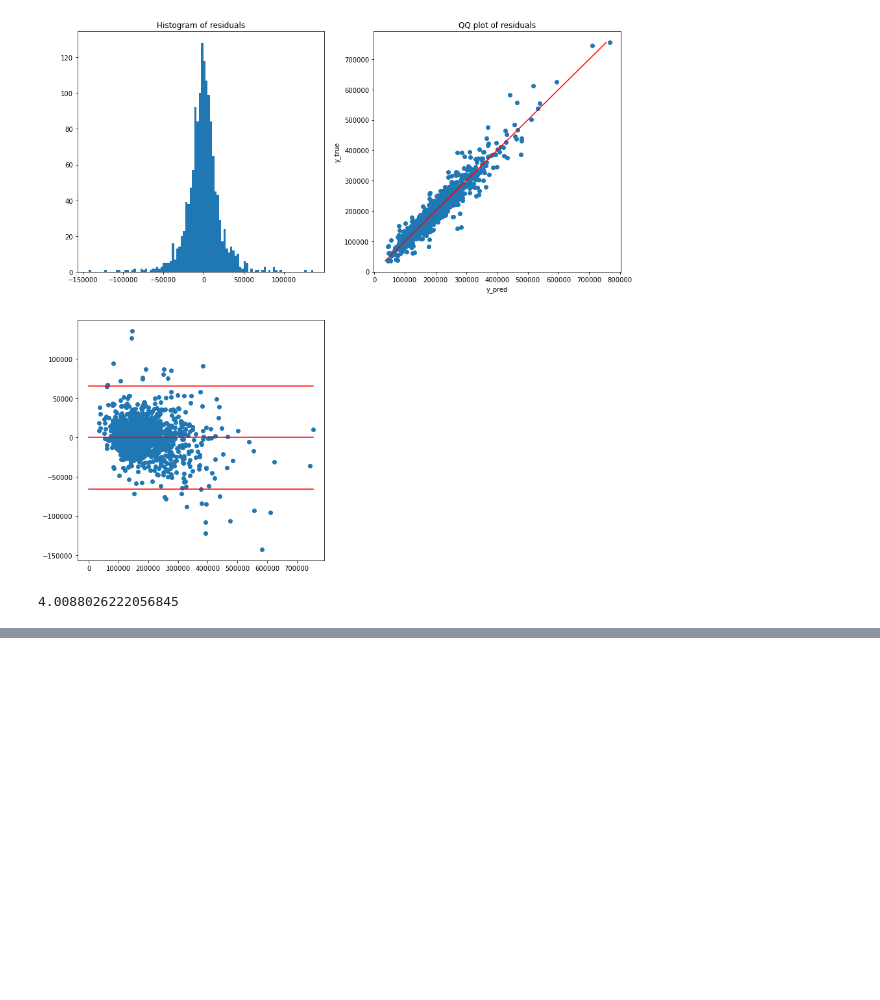
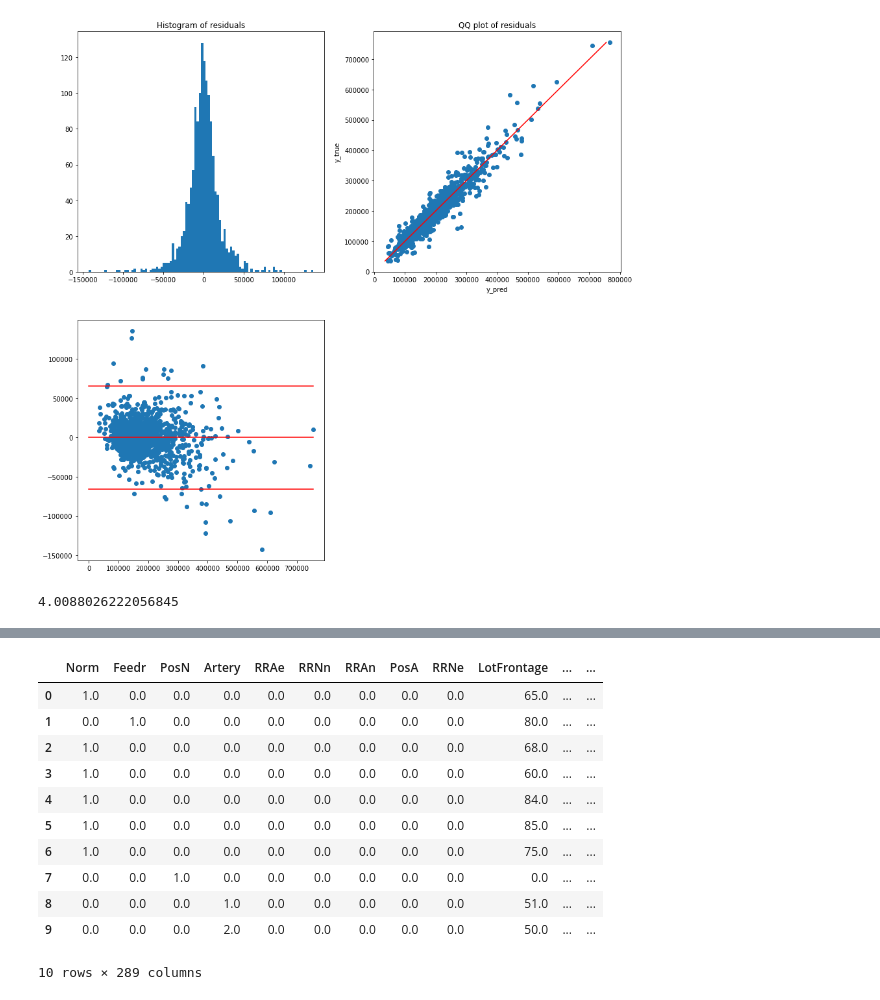
Before and after one commit to SophiaOfTheOceans/Iowa-Housing-Prices, a Jupyter notebook: ML.ipynb, the cells around one changed output, grey strips where cells are left out. Cells and saved outputs as stored; diff of their text form; code cells hidden in the pictures; blank space fills up the shorter version.

```diff
--- a/ML.ipynb
+++ b/ML.ipynb
@@ -213,0 +198,7 @@ print(nof, round(low_score,2))
+# %%
+#Reading in the Data
+df_med = pd.read_csv('./Interim Data/logged_outlier_removed.csv').astype('float')
+
+# X and y creation
+y = df_med['SalePrice']
+X = df_med.drop('SalePrice',axis=1)
@@ -213,0 +450,15 @@ print(nof, round(low_score,2))
+# %%
+X.head(10)
+# %% [output]
+|  | Norm | Feedr | PosN | Artery | RRAe | RRNn | RRAn | PosA | RRNe | LotFrontage | ... | ... |
+| 0 | 1.0 | 0.0 | 0.0 | 0.0 | 0.0 | 0.0 | 0.0 | 0.0 | 0.0 | 65.0 | ... | ... |
+| 1 | 0.0 | 1.0 | 0.0 | 0.0 | 0.0 | 0.0 | 0.0 | 0.0 | 0.0 | 80.0 | ... | ... |
+| 2 | 1.0 | 0.0 | 0.0 | 0.0 | 0.0 | 0.0 | 0.0 | 0.0 | 0.0 | 68.0 | ... | ... |
+| 3 | 1.0 | 0.0 | 0.0 | 0.0 | 0.0 | 0.0 | 0.0 | 0.0 | 0.0 | 60.0 | ... | ... |
+| 4 | 1.0 | 0.0 | 0.0 | 0.0 | 0.0 | 0.0 | 0.0 | 0.0 | 0.0 | 84.0 | ... | ... |
+| 5 | 1.0 | 0.0 | 0.0 | 0.0 | 0.0 | 0.0 | 0.0 | 0.0 | 0.0 | 85.0 | ... | ... |
+| 6 | 1.0 | 0.0 | 0.0 | 0.0 | 0.0 | 0.0 | 0.0 | 0.0 | 0.0 | 75.0 | ... | ... |
+| 7 | 0.0 | 0.0 | 1.0 | 0.0 | 0.0 | 0.0 | 0.0 | 0.0 | 0.0 | 0.0 | ... | ... |
+| 8 | 0.0 | 0.0 | 0.0 | 1.0 | 0.0 | 0.0 | 0.0 | 0.0 | 0.0 | 51.0 | ... | ... |
+| 9 | 0.0 | 0.0 | 0.0 | 2.0 | 0.0 | 0.0 | 0.0 | 0.0 | 0.0 | 50.0 | ... | ... |
+10 rows × 289 columns
```
Also changed, not shown: parts of 36 cells of this notebook, 1 other file.
